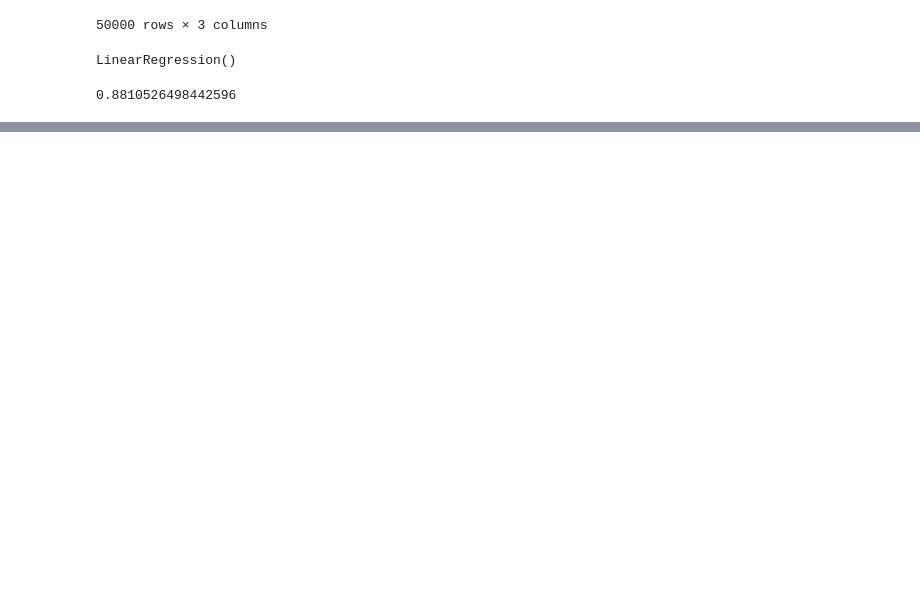
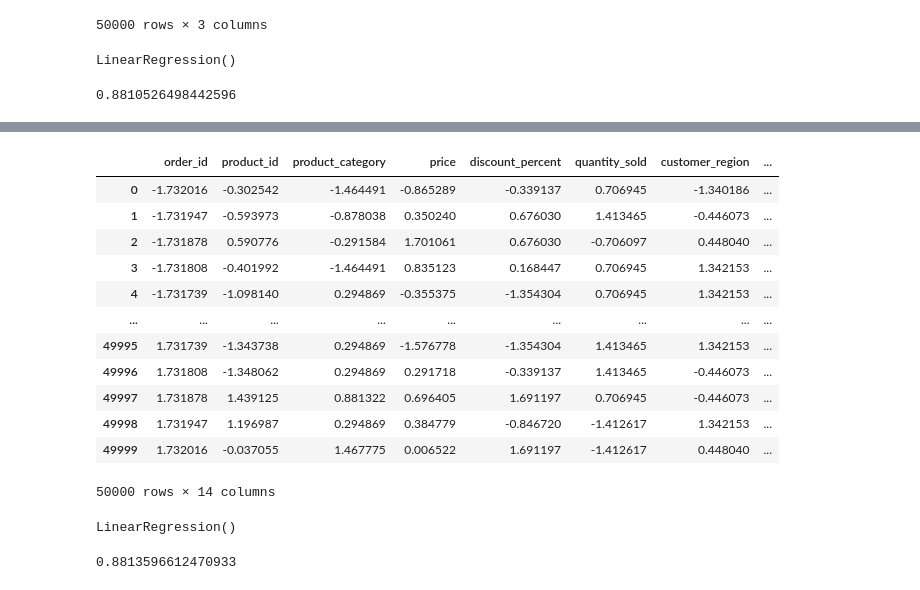
Before and after one commit to princeiiitk/Exploratory-Data-Analysis-EDA-, a Jupyter notebook: practice.ipynb, the cells around one changed output, grey strips where cells are left out. Cells and saved outputs as stored; diff of their text form; code cells hidden in the pictures; blank space fills up the shorter version.

```diff
--- a/practice.ipynb
+++ b/practice.ipynb
@@ -349,0 +369,18 @@ val
+# %%
+X1=df1.drop('total_revenue',axis=1)
+y1=newdf['total_revenue']
+X1
+# %% [output]
+|  | order_id | product_id | product_category | price | discount_percent | quantity_sold | customer_region | ... |
+| 0 | -1.732016 | -0.302542 | -1.464491 | -0.865289 | -0.339137 | 0.706945 | -1.340186 | ... |
+| 1 | -1.731947 | -0.593973 | -0.878038 | 0.350240 | 0.676030 | 1.413465 | -0.446073 | ... |
+| 2 | -1.731878 | 0.590776 | -0.291584 | 1.701061 | 0.676030 | -0.706097 | 0.448040 | ... |
+| 3 | -1.731808 | -0.401992 | -1.464491 | 0.835123 | 0.168447 | 0.706945 | 1.342153 | ... |
+| 4 | -1.731739 | -1.098140 | 0.294869 | -0.355375 | -1.354304 | 0.706945 | 1.342153 | ... |
+| ... | ... | ... | ... | ... | ... | ... | ... | ... |
+| 49995 | 1.731739 | -1.343738 | 0.294869 | -1.576778 | -1.354304 | 1.413465 | 1.342153 | ... |
+| 49996 | 1.731808 | -1.348062 | 0.294869 | 0.291718 | -0.339137 | 1.413465 | -0.446073 | ... |
+| 49997 | 1.731878 | 1.439125 | 0.881322 | 0.696405 | 1.691197 | 0.706945 | -0.446073 | ... |
+| 49998 | 1.731947 | 1.196987 | 0.294869 | 0.384779 | -0.846720 | -1.412617 | 1.342153 | ... |
+| 49999 | 1.732016 | -0.037055 | 1.467775 | 0.006522 | 1.691197 | -1.412617 | 0.448040 | ... |
+50000 rows × 14 columns
@@ -349,0 +390,6 @@ val
+# %%
+from sklearn.linear_model import LinearRegression
+le1=LinearRegression()
+le1.fit(X1_train,y1_train)
+# %% [output]
+LinearRegression()
@@ -349,0 +398,6 @@ val
+# %%
+from sklearn.metrics import r2_score
+val2=r2_score(y1_test,y1_pred)
+val2
+# %% [output]
+0.8813596612470933
```
Also changed, not shown: parts of 4 cells of this notebook.
